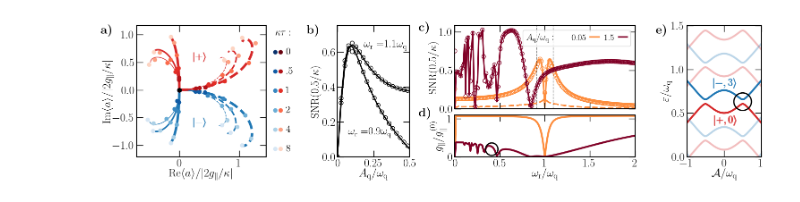
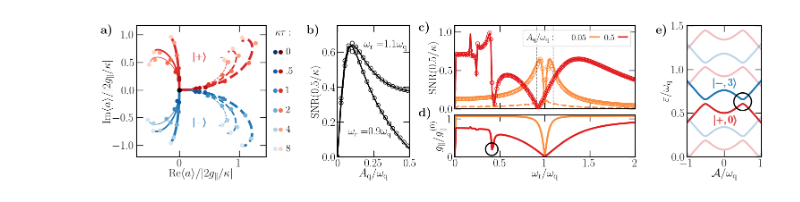
Before and after one commit to aleeschessari/Unifying-Floquet-Theory, a Jupyter notebook: plots/main/fig2.ipynb, the cells around one changed output. Drawn from its saved outputs; the diff is of its cells as text; code cells hidden in the pictures.

```diff
--- a/plots/main/fig2.ipynb
+++ b/plots/main/fig2.ipynb
@@ -72,6 +72,8 @@ import_npz('../../data/charge_qubit/floquet_spectrum/w_r=0.42_N_rep=20_n_states=
 import_npz('../../data/charge_qubit/SNR_cut_N_fock=10_N_rep=40_num_w=151_final_t='+str(final_t)+'.npz')
 import_npz('../../data/charge_qubit/g_parallel/N_rep=60_n_states=2_dim=2_num_w=151.npz')
 # %%
+
+
 # import matplotlib.gridspec as gridspec
 import matplotlib.colors as mcolors
 from matplotlib.legend_handler import HandlerTuple
@@ -164,7 +166,7 @@ p1, = ax[0].plot(0,0, c='black', alpha=1)
 q1, = ax[0].plot(0,0, c='black', ls='--', alpha=1)
 q4 = ax[0].scatter(0,0, c='black')
 
-#####  Second column  #####
+#####  Fourth column  #####
 cmap = mpl.colormaps["tab10"]  # type: matplotlib.colors.ListedColormap
 colors = cmap.colors  # type: list
 
@@ -204,7 +206,7 @@ for idx,A in enumerate(Alist):
         ax_SNR.scatter(wlist, np.real(res_num[idx,:]), marker='o', color=colors_plot[idx], facecolors='none', s=40)
         q1, = ax_SNR.plot(wlist, np.real(res_num_disp[idx,:]), color=colors_plot[idx], lw=2.4, ls='--', zorder=-100)
 
-    if idx == 2:
+    if idx == 1:
         p1, = ax_SNR.plot(wlist, np.real(res_an[idx,:]), label=str(A), zorder=idx*10, color=colors_plot[idx], lw=2.4)
         ax_SNR.scatter(wlist, np.real(res_num[idx,:]), marker='o', color=colors_plot[idx], facecolors='none', s=40, zorder=100)
 
@@ -232,7 +234,7 @@ leg = ax_SNR.legend(handles, labels, fontsize="14", columnspacing=0.6, handletex
 
 ##################### Third column ########################################
 for idx,A in enumerate(Alist):
-    if idx == 0 or idx == 2:
+    if idx == 0 or idx == 1:
         ax_eq.plot(wlist, np.abs(g_parallel[:,idx]/(g*A*wq*np.ones(len(wlist))/((wq*np.ones(len(wlist)))**2-wlist**2))), color=colors_plot[idx], lw=3)
 
 ax_eq.set_ylim([0,1.1])
@@ -251,7 +253,7 @@ ax_eq.set_xticks([0,0.5,1,1.5,2], ['0','0.5','1','1.5','2'])
 
 ax_eq.scatter(0.41, 0.2, s=400, facecolors='none', edgecolors='black', lw=2, zorder=100, clip_on=False)
 
-##################### Fourth column ########################################
+##################### Second column ########################################
 res_an_cut_SNR[:,0][0]=0
 res_an_cut_SNR[:,1][0]=0
 
@@ -287,31 +289,31 @@ if final_t == 0.5:
     ax_cut.set_ylim([0,0.751])
 
 #### Labels ####
 labels = ['a)', 'b)', 'c)', 'd)','e)']
 ax[0].text(-0.28, 0.94, r'\bf{'+labels[0]+'}', size=20, color='black', transform=ax[0].transAxes)
 ax_cut.text(-0.43, 0.94, r'\bf{'+labels[1]+'}', size=20, color='black', transform=ax_cut.transAxes)
 ax_SNR.text(-0.2, 0.94, r'\bf{'+labels[2]+'}', size=20, color='black', transform=ax_SNR.transAxes)
 ax_eq.text(-0.2, 0.97, r'\bf{'+labels[3]+'}', size=20, color='black', transform=ax_eq.transAxes)
 ax_replica.text(-0.42, 0.94, r'\bf{'+labels[4]+'}', size=20, color='black', transform=ax_replica.transAxes)
 
 ##### Fig legend ######
 legend_list = []
 legend_list_name = []
 for iindex, ii in enumerate(x_list):
     legend_list.append((dictionary[f'point_blue_{iindex}'], dictionary[f'point_red_{iindex}']))
     if iindex == 1:
         legend_list_name.append('.5')
     else:
         legend_list_name.append(f'{ii}')
 
 leg = fig.legend(legend_list, legend_list_name, handler_map={tuple: HandlerTuple(ndivide=None)}, \
            bbox_to_anchor=(0.329, 0.91), handlelength=0.8, fontsize=16, handletextpad=0.4, labelspacing = 1.05, borderpad=0.28)
 leg.set_title(r'$\kappa\tau:$')
 leg.get_title().set_fontsize('16')
 leg.get_frame().set_linewidth(0.0)
 
 plt.tight_layout()
 
 fig.savefig('../figures/fig2_'+str(final_t)+'.pdf', bbox_inches='tight')
 # %% [output]
-[figure, old version]
+[figure, new version]
```
Also changed, not shown: 1 other file.
